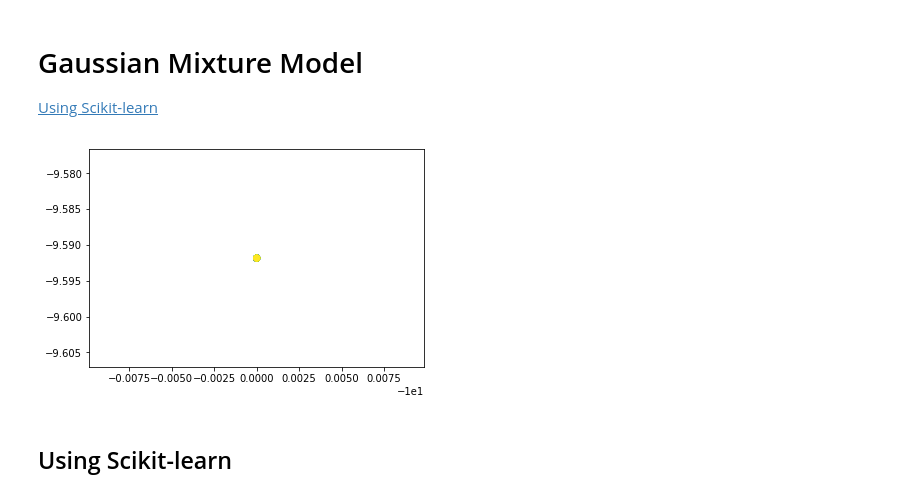
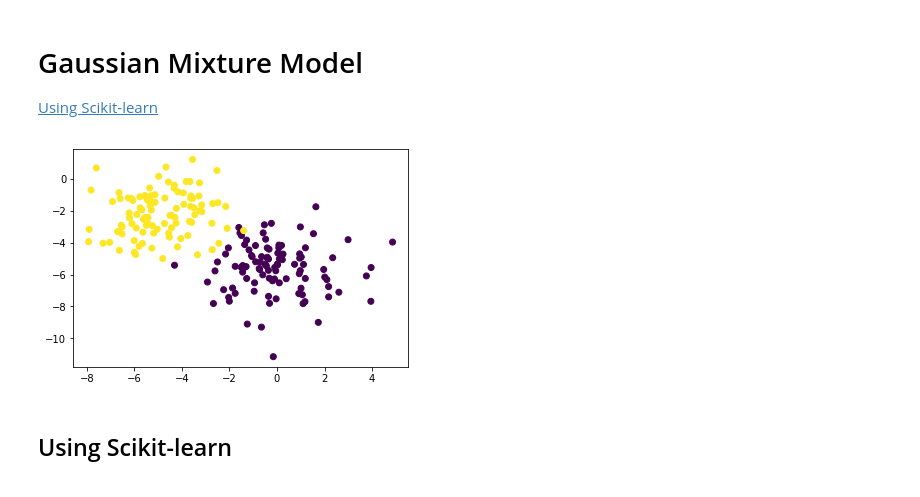
Before and after one commit to marcofavorito/ml-from-scratch, a Jupyter notebook: notebooks/gaussian-mixture-models.ipynb, the cells around one changed output. Drawn from its saved outputs; the diff is of its cells as text; code cells hidden in the pictures.

```diff
--- a/notebooks/gaussian-mixture-models.ipynb
+++ b/notebooks/gaussian-mixture-models.ipynb
@@ -5,15 +5,15 @@
 # %%
 import numpy as np
 import matplotlib.pyplot as plt
 from sklearn.datasets.samples_generator import make_blobs
 
 
-(X_train, y_train) = make_blobs(n_samples=200, n_features=2, centers=2, cluster_std=1.5, random_state=40)
+(X_train, y_train) = make_blobs(n_samples=200, n_features=2, centers=2, cluster_std=1.5, random_state=50)
 
-plt.scatter(X[:, 0], X[:, 1], marker='o', c=y)
+plt.scatter(X_train[:, 0], X_train[:, 1], marker='o', c=y_train)
 plt.show()
 # %% [output]
-[figure, old version]
+[figure, new version]
 # %% [markdown]
 ## Using Scikit-learn
 # %%
```
Also changed, not shown: parts of 2 cells of this notebook, 1 other file.
